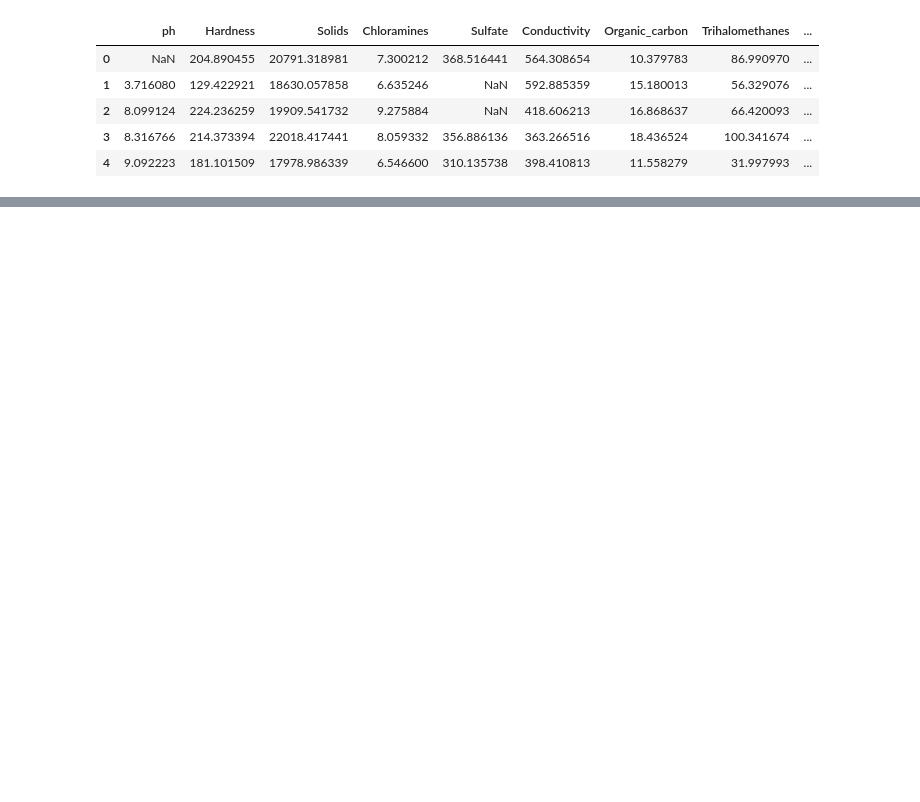
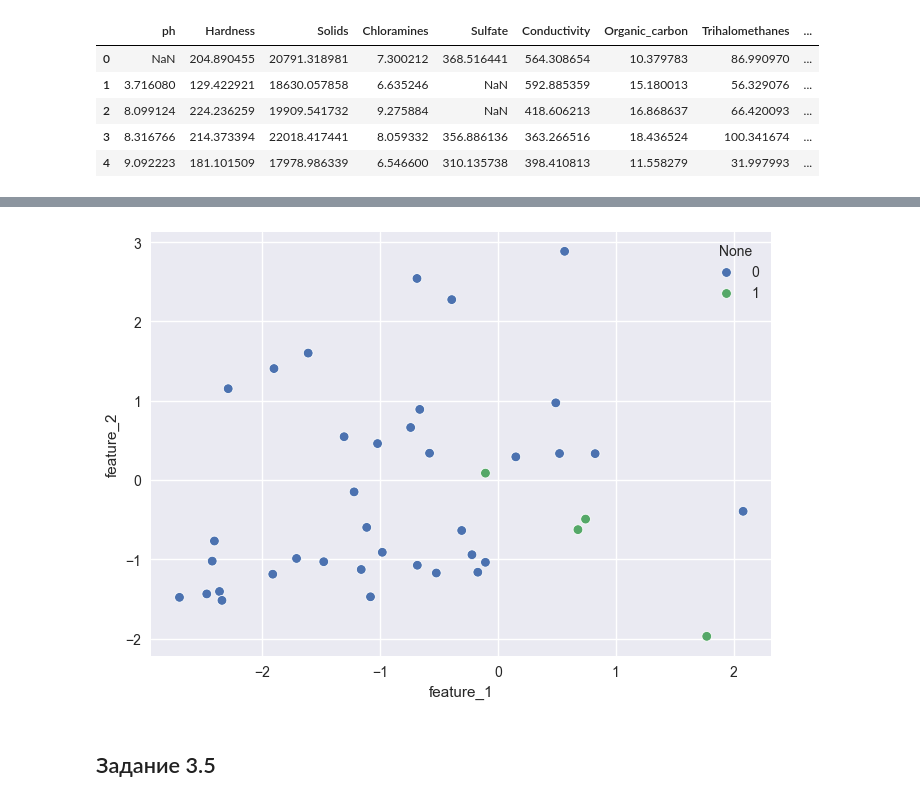
Before and after one commit to schdlr50/SF_ML_1, a Jupyter notebook: ML4_water_prob.ipynb, the cells around one changed output, grey strips where cells are left out. Drawn from its saved outputs; the diff is of its cells as text; code cells hidden in the pictures; blank space fills up the shorter version.

```diff
--- a/ML4_water_prob.ipynb
+++ b/ML4_water_prob.ipynb
@@ -22,0 +94,5 @@ water_data.head()
+# %%
+#разбиваем исходную выборку на тренировочную и валидационную в соотношении 80/20
+X_train, X_valid, y_train, y_valid = model_selection.train_test_split(X, y, test_size=0.2, random_state=42)
+#разбиваем валидационную выборку на валидационную и тестовую в соотношении 50/50
+X_valid, X_test, y_valid, y_test = model_selection.train_test_split(X_valid, y_valid, test_size=0.5, random_state=42)
@@ -22,0 +223,5 @@ water_data.head()
+# %%
+X, y = water_data.drop('Potability', axis=1), water_data['Potability']
+X_train, X_valid, y_train, y_valid = model_selection.train_test_split(X, y, test_size=0.2, random_state=1)
+print('Train:\n', y_train.value_counts(normalize=True), sep='')
+print('Valid:\n', y_valid.value_counts(normalize=True), sep='')
@@ -22,0 +237,4 @@ water_data.head()
+# %%
+X_train, X_valid, y_train, y_valid = model_selection.train_test_split(X, y, stratify=y, test_size=0.2, random_state=1)
+print('Train:\n', y_train.value_counts(normalize=True), sep='')
+print('Valid:\n', y_valid.value_counts(normalize=True), sep='')
@@ -22,0 +298,9 @@ water_data.head()
+# %%
+X = pd.DataFrame(X, columns=['feature_1', 'feature_2'])
+y = pd.Series(y)
+X_train, X_valid, y_train, y_valid= model_selection.train_test_split(X, y, stratify=y, test_size=0.2, random_state=42)
+sns.scatterplot(x=X_valid['feature_1'], y=X_valid['feature_2'], hue=y);
+# %% [output]
+[figure, added]
+# %% [markdown]
+## Задание 3.5
```
Also changed, not shown: parts of 35 cells of this notebook.
